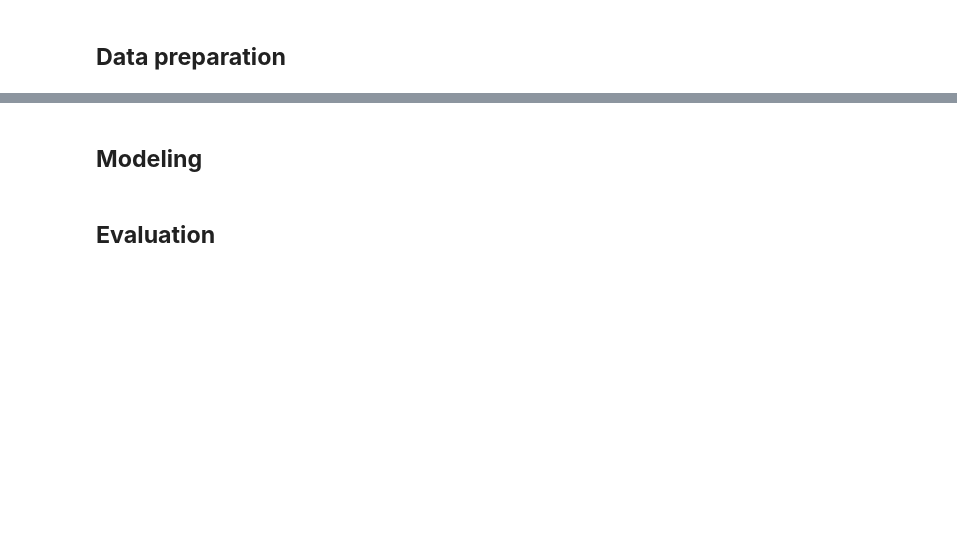
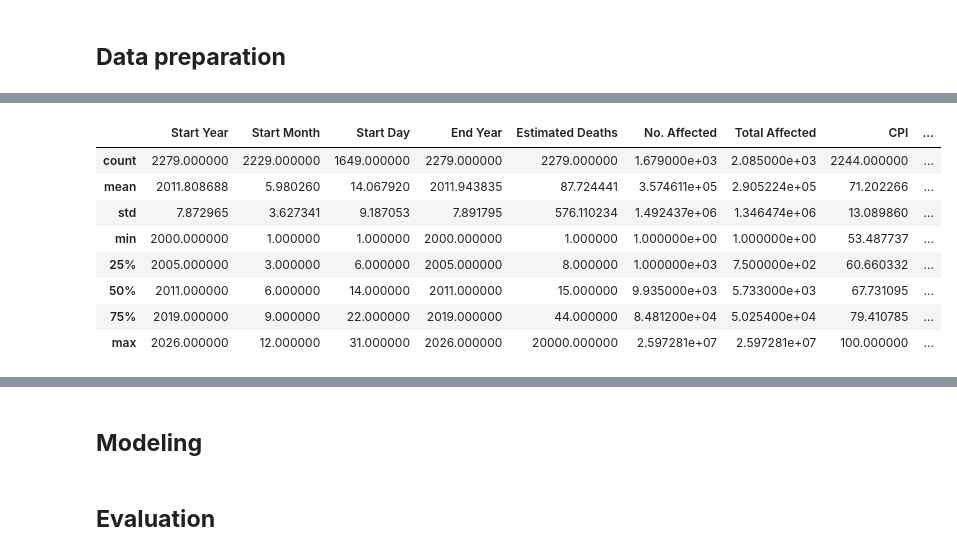
Before and after one commit to abelkk/Africa-Disaster-Impact-Predictor, a Jupyter notebook: noteboooks/app.ipynb, the cells around one changed output, grey strips where cells are left out. Saved outputs shown, nothing was run; the diff lists cells and outputs as text; code cells hidden in the pictures; blank space fills up the shorter version.

```diff
--- a/noteboooks/app.ipynb
+++ b/noteboooks/app.ipynb
@@ -120,7 +133,10 @@ columns_to_drop = [
     "Deaths Is Estimated",
     "Deaths Estimate Method",
     "Total Deaths",
-    "Magnitude Scale"
+    "Magnitude Scale",
+    "GADM Admin Units",
+    "Admin Units"
+
 ]
 # %%
 df_2=df.drop(columns=columns_to_drop)
@@ -311,0 +326,2 @@ plt.show()
+# %%
+df_3 = pd.get_dummies(df_2, columns=["Disaster Type"], prefix="Disaster", dtype=int)
@@ -311,0 +341,12 @@ plt.show()
+# %%
+pd.DataFrame.describe(df_3)
+# %% [output]
+|  | Start Year | Start Month | Start Day | End Year | Estimated Deaths | No. Affected | Total Affected | CPI | ... |
+| count | 2279.000000 | 2229.000000 | 1649.000000 | 2279.000000 | 2279.000000 | 1.679000e+03 | 2.085000e+03 | 2244.000000 | ... |
+| mean | 2011.808688 | 5.980260 | 14.067920 | 2011.943835 | 87.724441 | 3.574611e+05 | 2.905224e+05 | 71.202266 | ... |
+| std | 7.872965 | 3.627341 | 9.187053 | 7.891795 | 576.110234 | 1.492437e+06 | 1.346474e+06 | 13.089860 | ... |
+| min | 2000.000000 | 1.000000 | 1.000000 | 2000.000000 | 1.000000 | 1.000000e+00 | 1.000000e+00 | 53.487737 | ... |
+| 25% | 2005.000000 | 3.000000 | 6.000000 | 2005.000000 | 8.000000 | 1.000000e+03 | 7.500000e+02 | 60.660332 | ... |
+| 50% | 2011.000000 | 6.000000 | 14.000000 | 2011.000000 | 15.000000 | 9.935000e+03 | 5.733000e+03 | 67.731095 | ... |
+| 75% | 2019.000000 | 9.000000 | 22.000000 | 2019.000000 | 44.000000 | 8.481200e+04 | 5.025400e+04 | 79.410785 | ... |
+| max | 2026.000000 | 12.000000 | 31.000000 | 2026.000000 | 20000.000000 | 2.597281e+07 | 2.597281e+07 | 100.000000 | ... |
```
Also changed, not shown: parts of 19 cells of this notebook.
